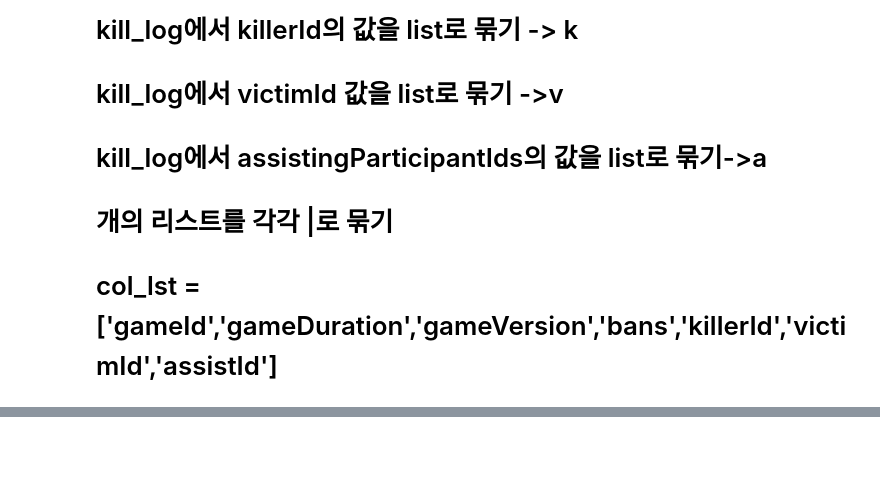
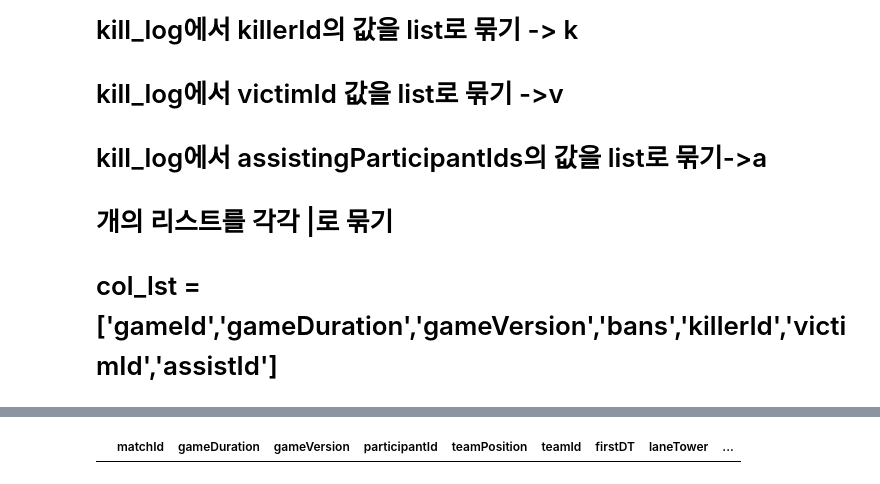
Before and after one commit to bluetype55/Work_Python, a Jupyter notebook: 파이썬11일차.ipynb, the cells around one changed output, grey strips where cells are left out. Saved outputs shown, nothing was run; the diff lists cells and outputs as text; code cells hidden in the pictures; blank space fills up the shorter version.

```diff
--- a/파이썬11일차.ipynb
+++ b/파이썬11일차.ipynb
@@ -189,0 +414,4 @@ len(raw_data.iloc[0].timeline['info']['frames'][10]['events'])
+# %%
+df[::-1][:10]
+# %% [output]
+|  | matchId | gameDuration | gameVersion | participantId | teamPosition | teamId | firstDT | laneTower | ... |
```
Also changed, not shown: parts of 43 cells of this notebook, 1 other file.
